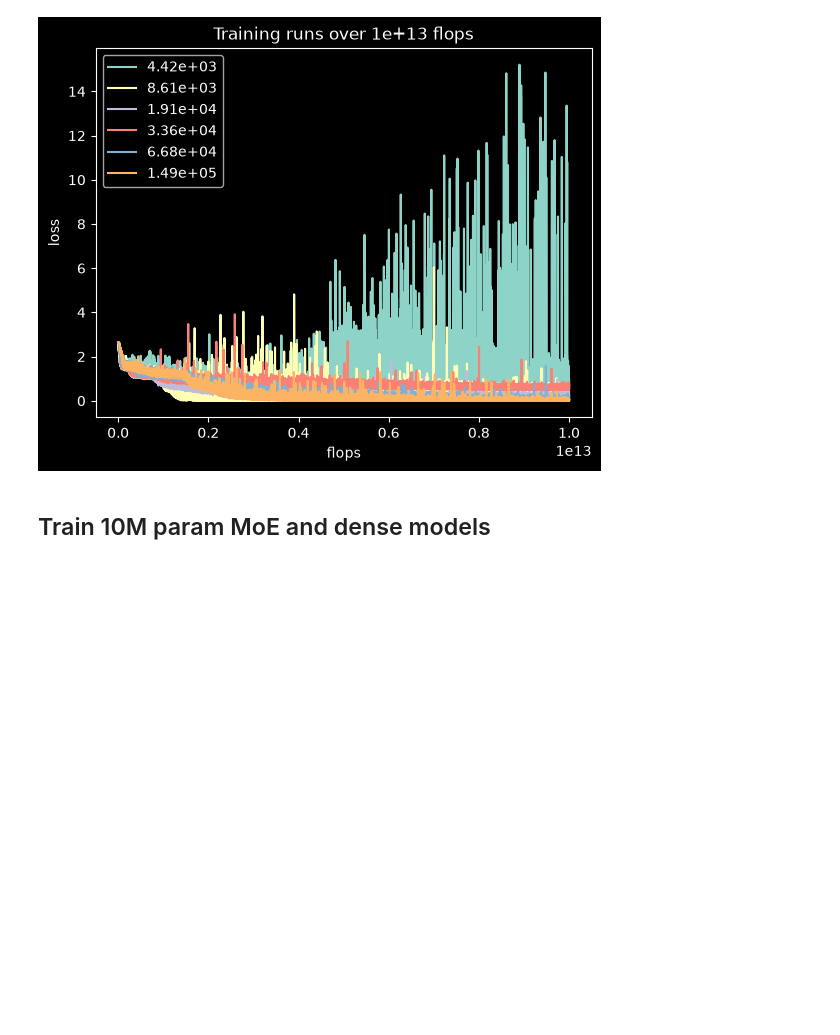
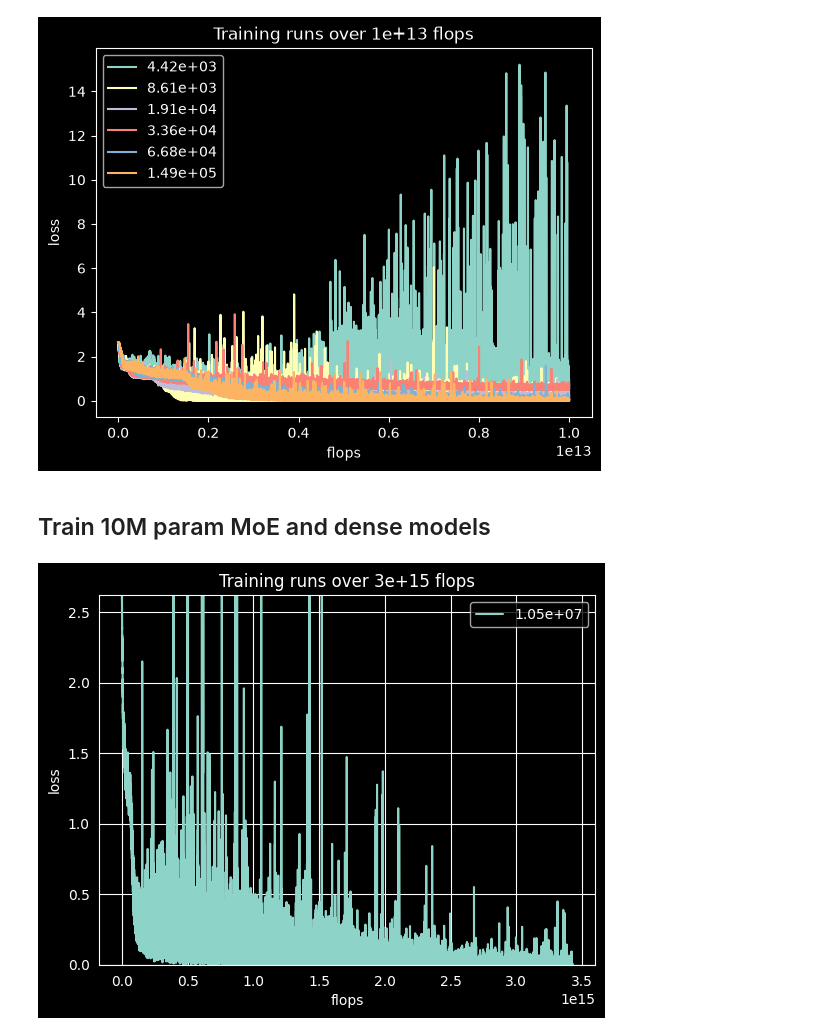
Before and after one commit to RahulBirCodes/blackboard, a Jupyter notebook: chinchilla-exercise/chinchilla_exercise.ipynb, the cells around one changed output. Cells and saved outputs as stored; diff of their text form; code cells hidden in the pictures; blank space fills up the shorter version.

Commit message:
trained 10M dense/moe models

```diff
--- a/chinchilla-exercise/chinchilla_exercise.ipynb
+++ b/chinchilla-exercise/chinchilla_exercise.ipynb
@@ -1591,6 +1478,9 @@ for i in range(len(MOE_TRAINING_CONFIGS)):
 # %% [markdown]
 ## Train 10M param MoE and dense models
 # %%
+from dataclasses import replace
+
+
 DENSE_10M_MODEL_CONFIG = ModelConfig(
     hidden_size=256,
     ffw_size=4*256,
@@ -1614,24 +1504,27 @@ MOE_10M_MODEL_CONFIG = ModelConfig(
 
 
 bs = 32
-chunk_size = 100
+chunk_size = 1000
 steps = 100_000
 flops = int(6 * DENSE_10M_MODEL_CONFIG.size() * bs * MAX_SEQ_LEN * steps)
-TRAINING_CONFIG_10M = TrainingConfig(
-    TrainingConfig(
-        max_lr=1e-3,
-        min_lr=1e-4,
-        steps=steps,
-        flops=flops,
-        warmup_steps=int(0.1*steps),
-        bs=bs,
-        seed=42,
-        chunk_size=chunk_size,
-        print_every=1000,
-        load_bal_alpha=1e-2
-    )
+TRAINING_CONFIG_10M_DENSE = TrainingConfig(
+    max_lr=1e-3,
+    min_lr=1e-4,
+    steps=steps,
+    flops=flops,
+    warmup_steps=int(0.1*steps),
+    bs=bs,
+    seed=42,
+    chunk_size=chunk_size,
+    print_every=1000,
+    load_bal_alpha=0
 )
+TRAINING_CONFIG_10M_MOE = replace(TRAINING_CONFIG_10M_DENSE, load_bal_alpha=1e-2)
 # %%
-dense_losses = train_model(DENSE_10M_MODEL_CONFIG, TRAINING_CONFIG_10M)
-plot_losses([DENSE_10M_MODEL_CONFIG], [TRAINING_CONFIG_10M], dense_losses, f_name='10M_dense')
+import numpy as np
+
+dense_losses = train_model(DENSE_10M_MODEL_CONFIG, TRAINING_CONFIG_10M_DENSE)
+plot_losses([DENSE_10M_MODEL_CONFIG], [TRAINING_CONFIG_10M_DENSE], [dense_losses], f_name='10M_dense')
+# %% [output]
+[figure, added]
 # %%
```
Also changed, not shown: parts of 9 cells of this notebook.
